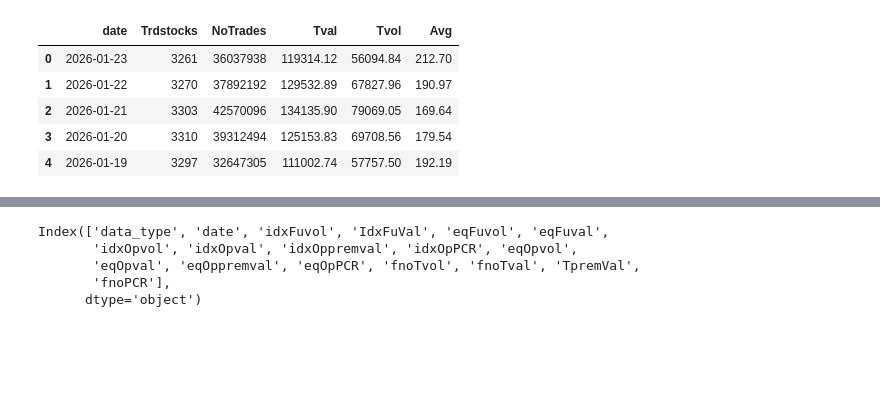
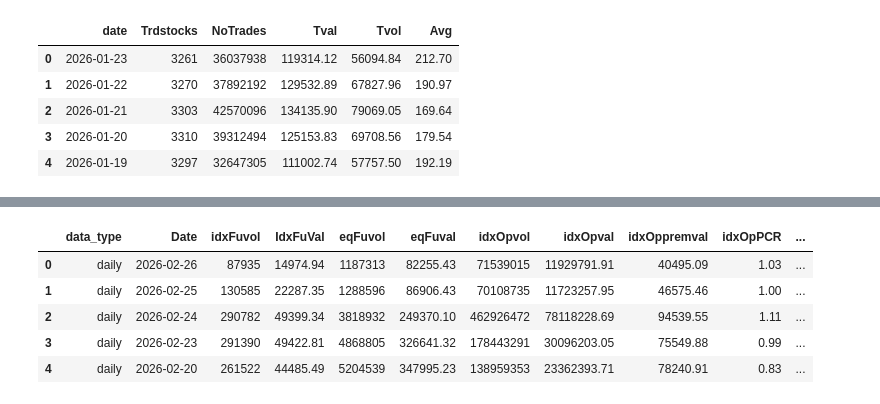
Before and after one commit to shailsun28/stockshortlisting, a Jupyter notebook: Untitled5.ipynb, the cells around one changed output, grey strips where cells are left out. Drawn from its saved outputs; the diff is of its cells as text; code cells hidden in the pictures; blank space fills up the shorter version.

```diff
--- a/Untitled5.ipynb
+++ b/Untitled5.ipynb
@@ -279,8 +286,9 @@ today_str
 # %%
-fno_df.columns
+fno_df.head()
 # %% [output]
-Index(['data_type', 'date', 'idxFuvol', 'IdxFuVal', 'eqFuvol', 'eqFuval',
-       'idxOpvol', 'idxOpval', 'idxOppremval', 'idxOpPCR', 'eqOpvol',
-       'eqOpval', 'eqOppremval', 'eqOpPCR', 'fnoTvol', 'fnoTval', 'TpremVal',
-       'fnoPCR'],
-      dtype='object')
+|  | data_type | Date | idxFuvol | IdxFuVal | eqFuvol | eqFuval | idxOpvol | idxOpval | idxOppremval | idxOpPCR | ... |
+| 0 | daily | 2026-02-26 | 87935 | 14974.94 | 1187313 | 82255.43 | 71539015 | 11929791.91 | 40495.09 | 1.03 | ... |
+| 1 | daily | 2026-02-25 | 130585 | 22287.35 | 1288596 | 86906.43 | 70108735 | 11723257.95 | 46575.46 | 1.00 | ... |
+| 2 | daily | 2026-02-24 | 290782 | 49399.34 | 3818932 | 249370.10 | 462926472 | 78118228.69 | 94539.55 | 1.11 | ... |
+| 3 | daily | 2026-02-23 | 291390 | 49422.81 | 4868805 | 326641.32 | 178443291 | 30096203.05 | 75549.88 | 0.99 | ... |
+| 4 | daily | 2026-02-20 | 261522 | 44485.49 | 5204539 | 347995.23 | 138959353 | 23362393.71 | 78240.91 | 0.83 | ... |
```
Also changed, not shown: parts of 3 cells of this notebook.
